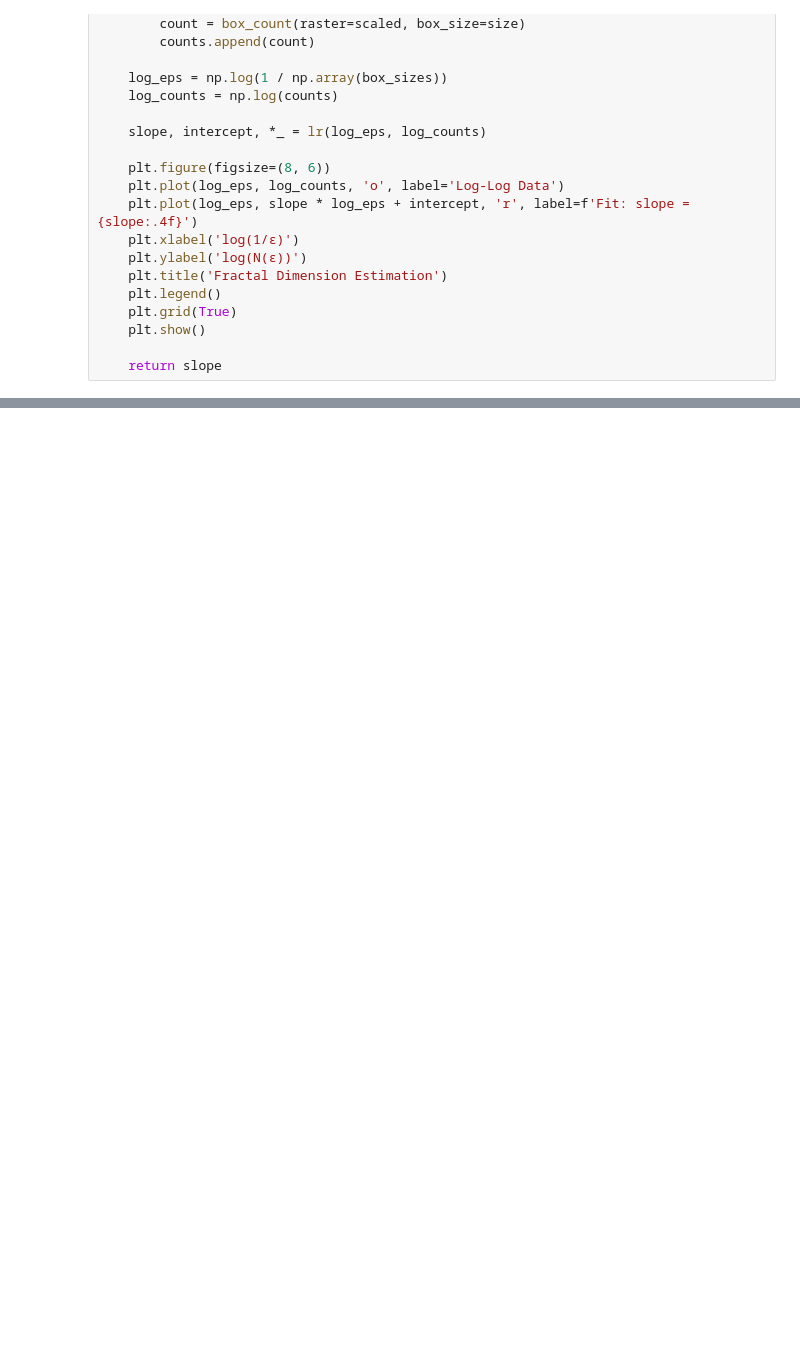
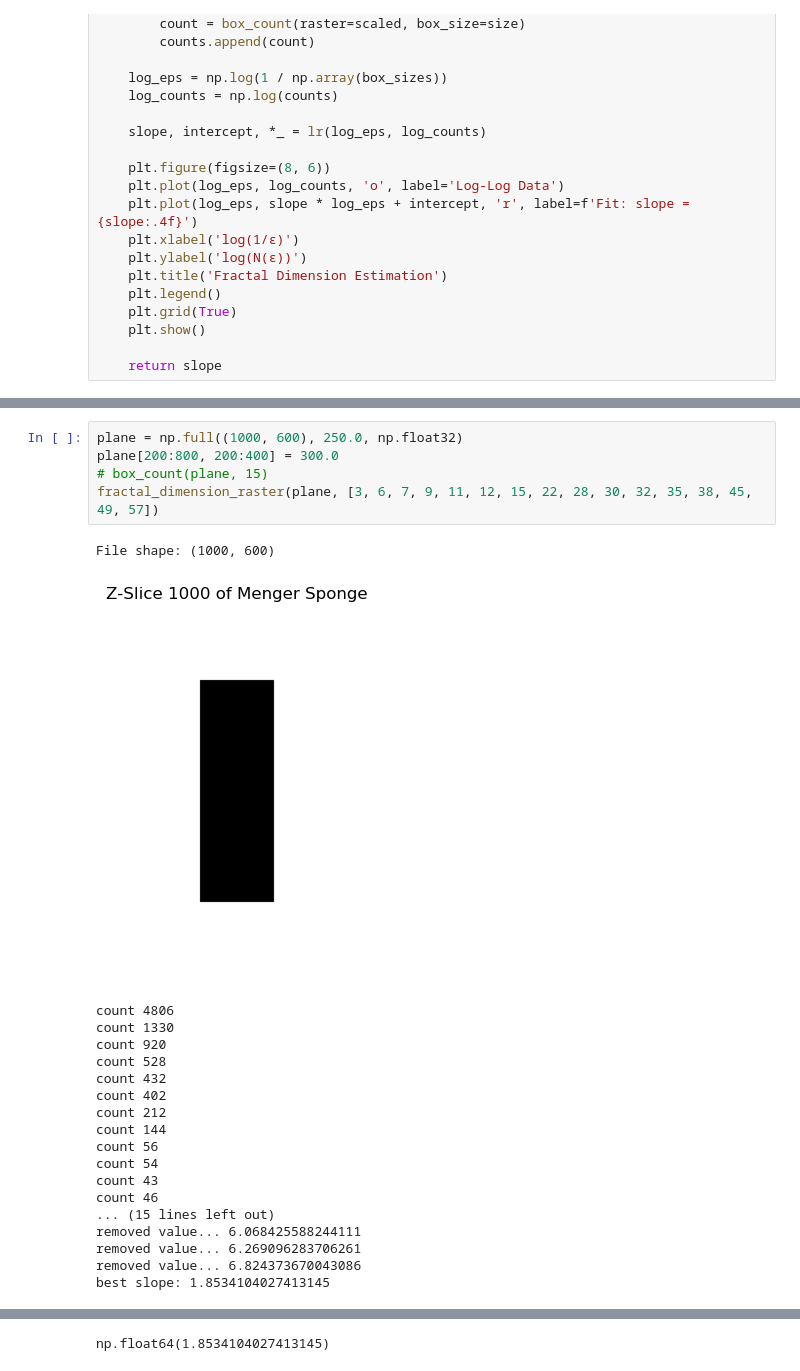
Before and after one commit to Hassoonu/2025-SROP-MSI-Alliance-REU, a Jupyter notebook: andrew_work/fractal_dimension.ipynb, the cells around one changed output, grey strips where cells are left out. Drawn from its saved outputs; the diff is of its cells as text; blank space fills up the shorter version.

```diff
--- a/andrew_work/fractal_dimension.ipynb
+++ b/andrew_work/fractal_dimension.ipynb
@@ -137,0 +248,25 @@ ValueError: too many values to unpack (expected 2)
+# %%
+plane = np.full((1000, 600), 250.0, np.float32)
+plane[200:800, 200:400] = 300.0
+# box_count(plane, 15)
+fractal_dimension_raster(plane, [3, 6, 7, 9, 11, 12, 15, 22, 28, 30, 32, 35, 38, 45, 49, 57])
+# %% [output]
+File shape: (1000, 600)
+[figure, added]
+count 4806
+count 1330
+count 920
+count 528
+count 432
+count 402
+count 212
+count 144
+count 56
+count 54
+count 43
+count 46
+... (15 lines left out)
+removed value... 6.068425588244111
+removed value... 6.269096283706261
+removed value... 6.824373670043086
+best slope: 1.8534104027413145
@@ -137,0 +274 @@ ValueError: too many values to unpack (expected 2)
+np.float64(1.8534104027413145)
```
Also changed, not shown: parts of 11 cells of this notebook, 2 other files.
